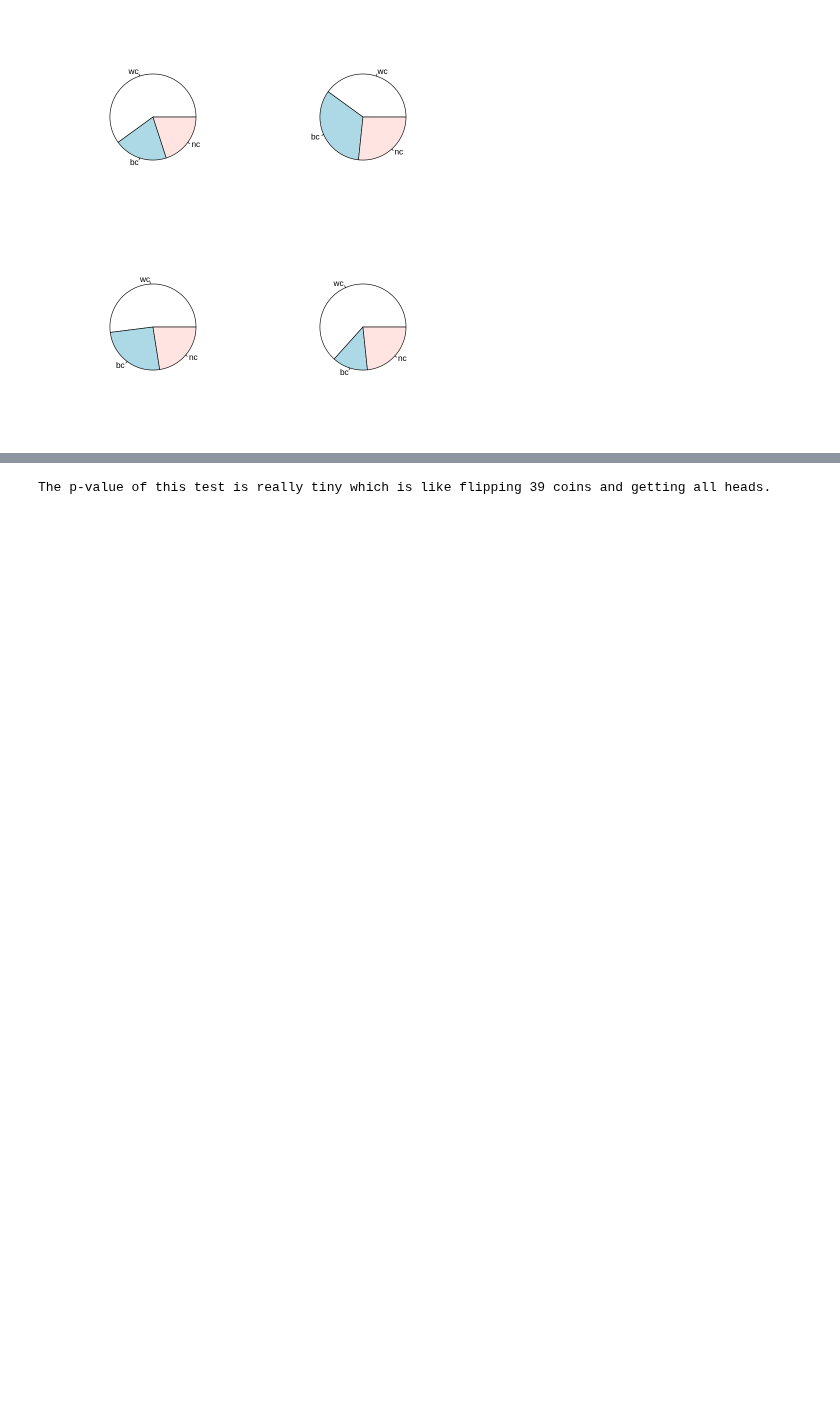
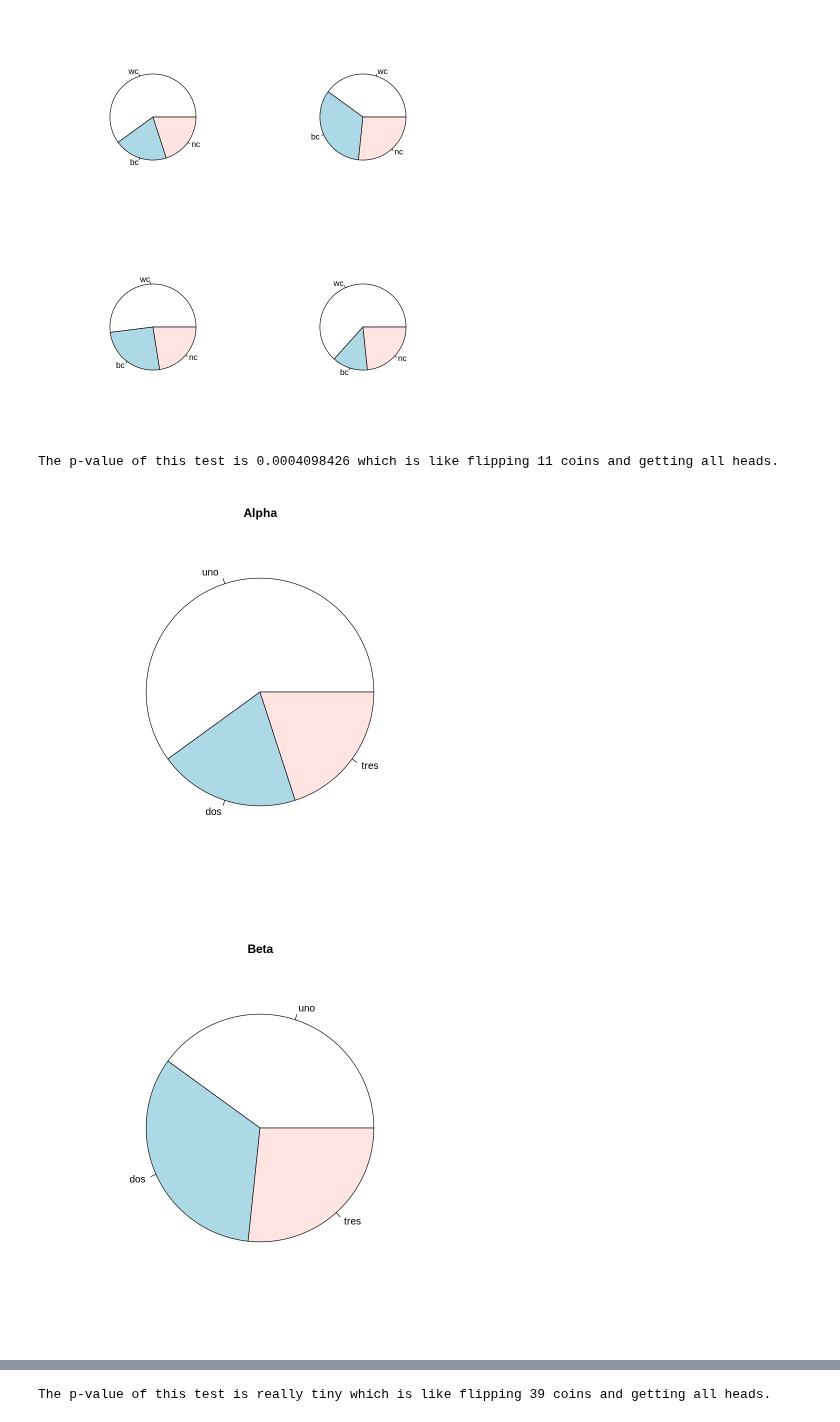
Before and after one commit to matsonah/ClarkeStatsSpring2022, a Jupyter notebook: Module_11.ipynb, the cells around one changed output, grey strips where cells are left out. Drawn from its saved outputs; the diff is of its cells as text; code cells hidden in the pictures; blank space fills up the shorter version.

```diff
--- a/Module_11.ipynb
+++ b/Module_11.ipynb
@@ -44,3 +46,30 @@ cat(sep="","The p-value of this test is ", if(pval ==1) "super close to 1" else
 # %% [output]
 The p-value of this test is 0.0004098426 which is like flipping 11 coins and getting all heads.
 [figure]
+# %%
+#### Data format for upload:
+# first row: (blank) (category 1) (category 2) (category 3) ..
+# next rows: (population 1) (count of cat. 1 in pop. 1) (count of cat. 2 in pop. 1) ...
+# The default data came from three populations: uno, dos, and tres.
+# Each population was counted by subpopulation for features Alpha, Beta, Gamma, and Delta.
+# This test checks to see if the ratio A:B:G:D is the same across populations or if one of the populations is not like the others.
+
+mydata = read.csv(url("https://raw.githubusercontent.com/matsonah/ClarkeStatsSpring2022/main/data/chisq_testdata.csv"))
+
+groups = mydata$X
+chi_data = mydata[,-1]
+
+results = chisq.test(chi_data)
+
+pval = results$p.value
+sval = -log2(pval)
+cat(sep="","The p-value of this test is ", if(pval ==1) "super close to 1" else if (pval < 0.00001) "really tiny" else pval, " which is like flipping ", if (sval <1) 1 else if (sval == Inf) "a whole lot of" else round(sval), " coins and getting all heads.\n")
+
+
+for (i in 1:length(names(chi_data))){
+  pie(chi_data[,i], labels = groups, main=names(chi_data[i]))
+}
+# %% [output]
+The p-value of this test is 0.0004098426 which is like flipping 11 coins and getting all heads.
+[figure, added]
+[figure, added]
```
Also changed, not shown: parts of 2 cells of this notebook.
